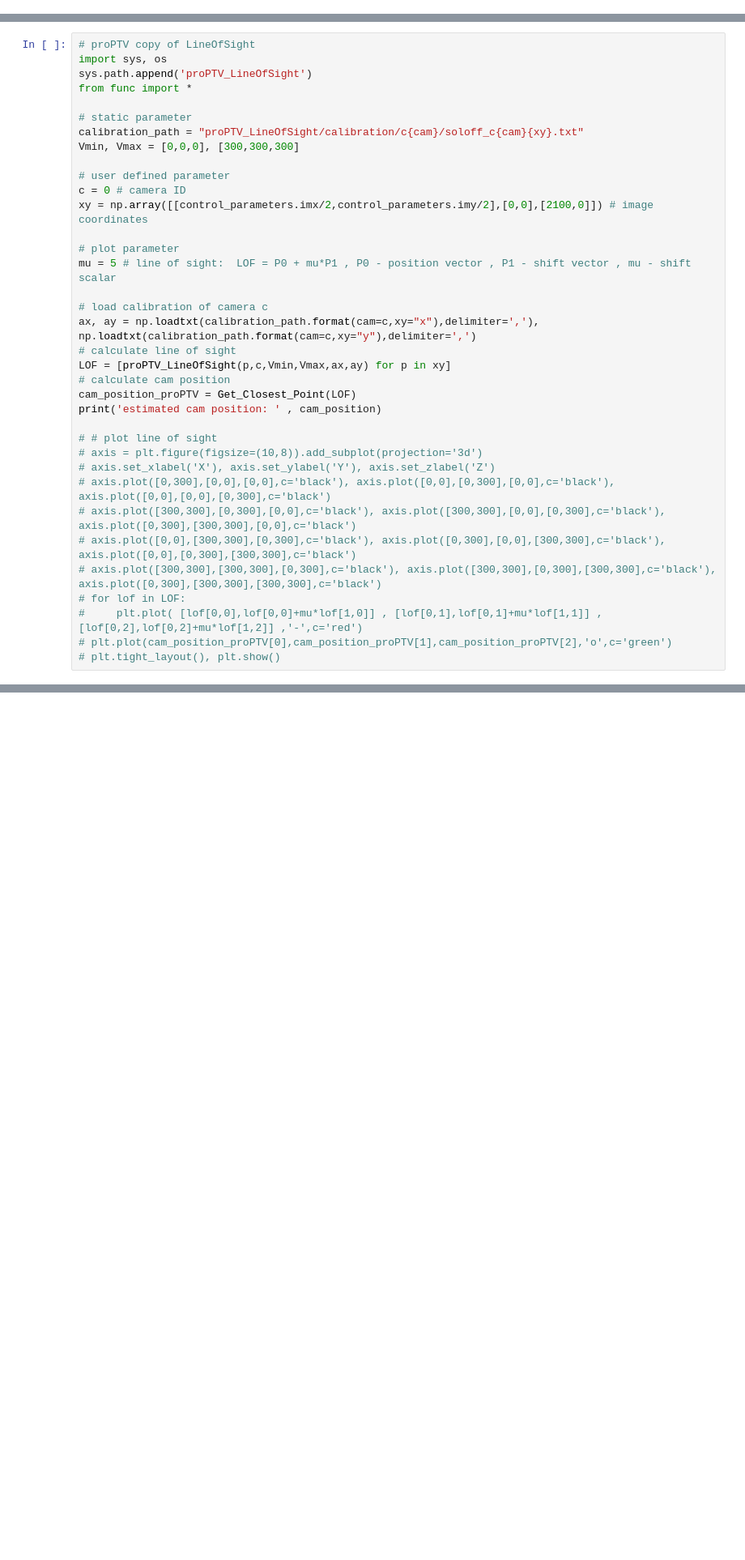
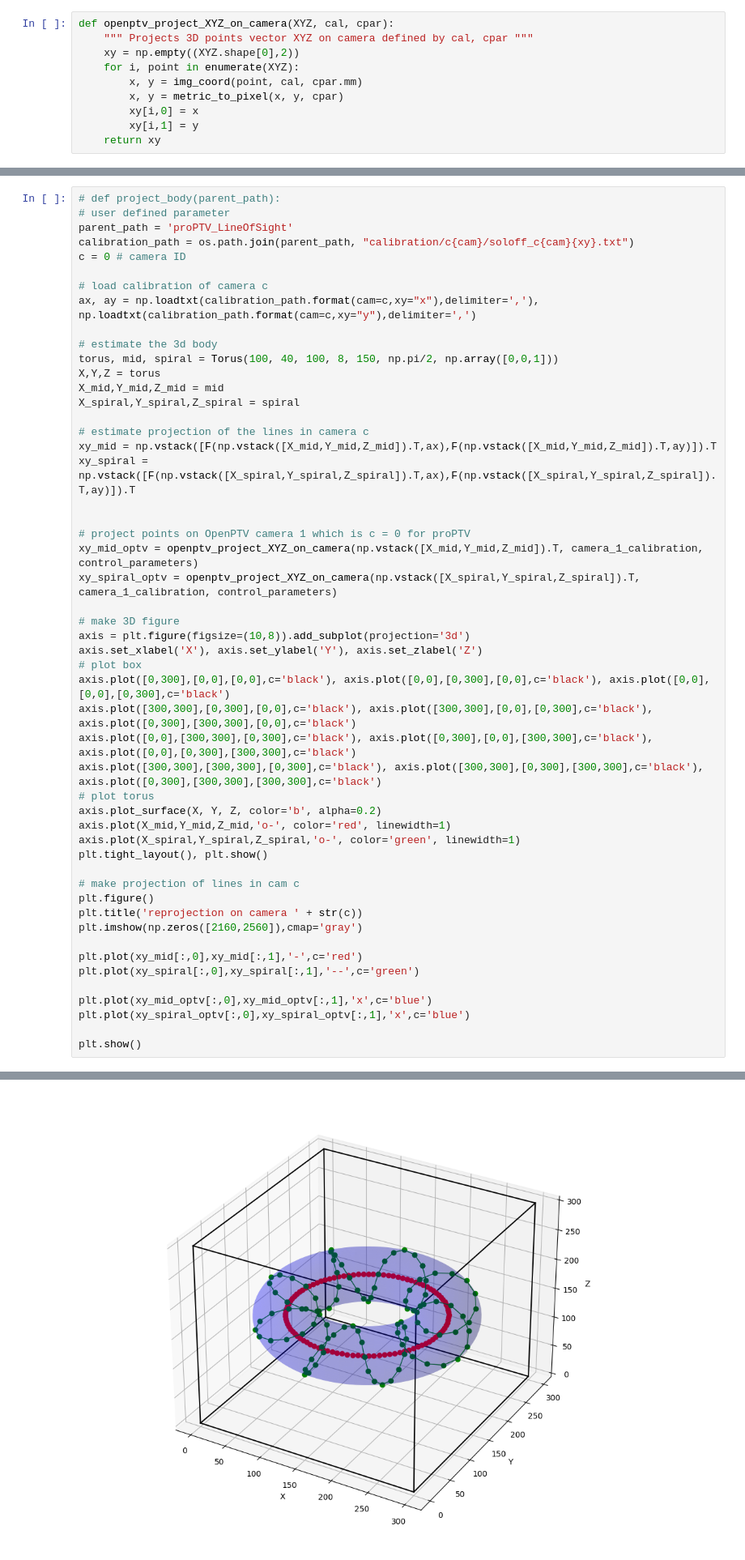
Before and after one commit to OpenPTV/proPTV_OpenPTV_MyPTV_comparison, a Jupyter notebook: projection_comparison.ipynb, the cells around one changed output, grey strips where cells are left out. Shown: that part at 81% size. Saved outputs shown, nothing was run; the diff lists cells and outputs as text; blank space fills up the shorter version.

Commit message:
two projections are ready

```diff
--- a/projection_comparison.ipynb
+++ b/projection_comparison.ipynb
@@ -7,3 +7,13 @@ from openptv_python.imgcoord import img_coord
 import numpy as np
 import matplotlib.pyplot as plt
 %matplotlib widget
+# %%
+def openptv_project_XYZ_on_camera(XYZ, cal, cpar):
+    """ Projects 3D points vector XYZ on camera defined by cal, cpar """
+    xy = np.empty((XYZ.shape[0],2))
+    for i, point in enumerate(XYZ):
+        x, y = img_coord(point, cal, cpar.mm)
+        x, y = metric_to_pixel(x, y, cpar)
+        xy[i,0] = x
+        xy[i,1] = y
+    return xy
@@ -225,37 +34,52 @@ curve_3D = epipolar_curve_in_3D(
 # %%
-# proPTV copy of LineOfSight
-import sys, os
-sys.path.append('proPTV_LineOfSight')
-from func import *
-
-# static parameter
-calibration_path = "proPTV_LineOfSight/calibration/c{cam}/soloff_c{cam}{xy}.txt"
-Vmin, Vmax = [0,0,0], [300,300,300]
-
+# def project_body(parent_path):
 # user defined parameter
+parent_path = 'proPTV_LineOfSight'
+calibration_path = os.path.join(parent_path, "calibration/c{cam}/soloff_c{cam}{xy}.txt")
 c = 0 # camera ID
-xy = np.array([[control_parameters.imx/2,control_parameters.imy/2],[0,0],[2100,0]]) # image coordinates
-
-# plot parameter
-mu = 5 # line of sight:  LOF = P0 + mu*P1 , P0 - position vector , P1 - shift vector , mu - shift scalar
 
 # load calibration of camera c
 ax, ay = np.loadtxt(calibration_path.format(cam=c,xy="x"),delimiter=','), np.loadtxt(calibration_path.format(cam=c,xy="y"),delimiter=',')
-# calculate line of sight
-LOF = [proPTV_LineOfSight(p,c,Vmin,Vmax,ax,ay) for p in xy]
-# calculate cam position
-cam_position_proPTV = Get_Closest_Point(LOF)
-print('estimated cam position: ' , cam_position)
 
-# # plot line of sight
-# axis = plt.figure(figsize=(10,8)).add_subplot(projection='3d')
-# axis.set_xlabel('X'), axis.set_ylabel('Y'), axis.set_zlabel('Z')
-# axis.plot([0,300],[0,0],[0,0],c='black'), axis.plot([0,0],[0,300],[0,0],c='black'), axis.plot([0,0],[0,0],[0,300],c='black')
-# axis.plot([300,300],[0,300],[0,0],c='black'), axis.plot([300,300],[0,0],[0,300],c='black'), axis.plot([0,300],[300,300],[0,0],c='black')
-# axis.plot([0,0],[300,300],[0,300],c='black'), axis.plot([0,300],[0,0],[300,300],c='black'), axis.plot([0,0],[0,300],[300,300],c='black')
-# axis.plot([300,300],[300,300],[0,300],c='black'), axis.plot([300,300],[0,300],[300,300],c='black'), axis.plot([0,300],[300,300],[300,300],c='black')
-# for lof in LOF:
-#     plt.plot( [lof[0,0],lof[0,0]+mu*lof[1,0]] , [lof[0,1],lof[0,1]+mu*lof[1,1]] , [lof[0,2],lof[0,2]+mu*lof[1,2]] ,'-',c='red')
-# plt.plot(cam_position_proPTV[0],cam_position_proPTV[1],cam_position_proPTV[2],'o',c='green')
-# plt.tight_layout(), plt.show()
+# estimate the 3d body
+torus, mid, spiral = Torus(100, 40, 100, 8, 150, np.pi/2, np.array([0,0,1]))
+X,Y,Z = torus
+X_mid,Y_mid,Z_mid = mid
+X_spiral,Y_spiral,Z_spiral = spiral
+
+# estimate projection of the lines in camera c
+xy_mid = np.vstack([F(np.vstack([X_mid,Y_mid,Z_mid]).T,ax),F(np.vstack([X_mid,Y_mid,Z_mid]).T,ay)]).T
+xy_spiral = np.vstack([F(np.vstack([X_spiral,Y_spiral,Z_spiral]).T,ax),F(np.vstack([X_spiral,Y_spiral,Z_spiral]).T,ay)]).T
+
+
+# project points on OpenPTV camera 1 which is c = 0 for proPTV
+xy_mid_optv = openptv_project_XYZ_on_camera(np.vstack([X_mid,Y_mid,Z_mid]).T, camera_1_calibration, control_parameters)
+xy_spiral_optv = openptv_project_XYZ_on_camera(np.vstack([X_spiral,Y_spiral,Z_spiral]).T, camera_1_calibration, control_parameters)
+
+# make 3D figure
+axis = plt.figure(figsize=(10,8)).add_subplot(projection='3d')
+axis.set_xlabel('X'), axis.set_ylabel('Y'), axis.set_zlabel('Z')
+# plot box
+axis.plot([0,300],[0,0],[0,0],c='black'), axis.plot([0,0],[0,300],[0,0],c='black'), axis.plot([0,0],[0,0],[0,300],c='black')
+axis.plot([300,300],[0,300],[0,0],c='black'), axis.plot([300,300],[0,0],[0,300],c='black'), axis.plot([0,300],[300,300],[0,0],c='black')
+axis.plot([0,0],[300,300],[0,300],c='black'), axis.plot([0,300],[0,0],[300,300],c='black'), axis.plot([0,0],[0,300],[300,300],c='black')
+axis.plot([300,300],[300,300],[0,300],c='black'), axis.plot([300,300],[0,300],[300,300],c='black'), axis.plot([0,300],[300,300],[300,300],c='black')
+# plot torus
+axis.plot_surface(X, Y, Z, color='b', alpha=0.2)
+axis.plot(X_mid,Y_mid,Z_mid,'o-', color='red', linewidth=1)
+axis.plot(X_spiral,Y_spiral,Z_spiral,'o-', color='green', linewidth=1)
+plt.tight_layout(), plt.show()
+
+# make projection of lines in cam c
+plt.figure()
+plt.title('reprojection on camera ' + str(c))
+plt.imshow(np.zeros([2160,2560]),cmap='gray')
+
+plt.plot(xy_mid[:,0],xy_mid[:,1],'-',c='red')
+plt.plot(xy_spiral[:,0],xy_spiral[:,1],'--',c='green')
+
+plt.plot(xy_mid_optv[:,0],xy_mid_optv[:,1],'x',c='blue')
+plt.plot(xy_spiral_optv[:,0],xy_spiral_optv[:,1],'x',c='blue')
+
+plt.show()
 # %% [output]
@@ -262,0 +86 @@ estimated cam position:  [ 351.70698953  -20.06356326 1144.55602304]
+[figure, added]
```
Also changed, not shown: parts of 19 cells of this notebook, 3 other files.
